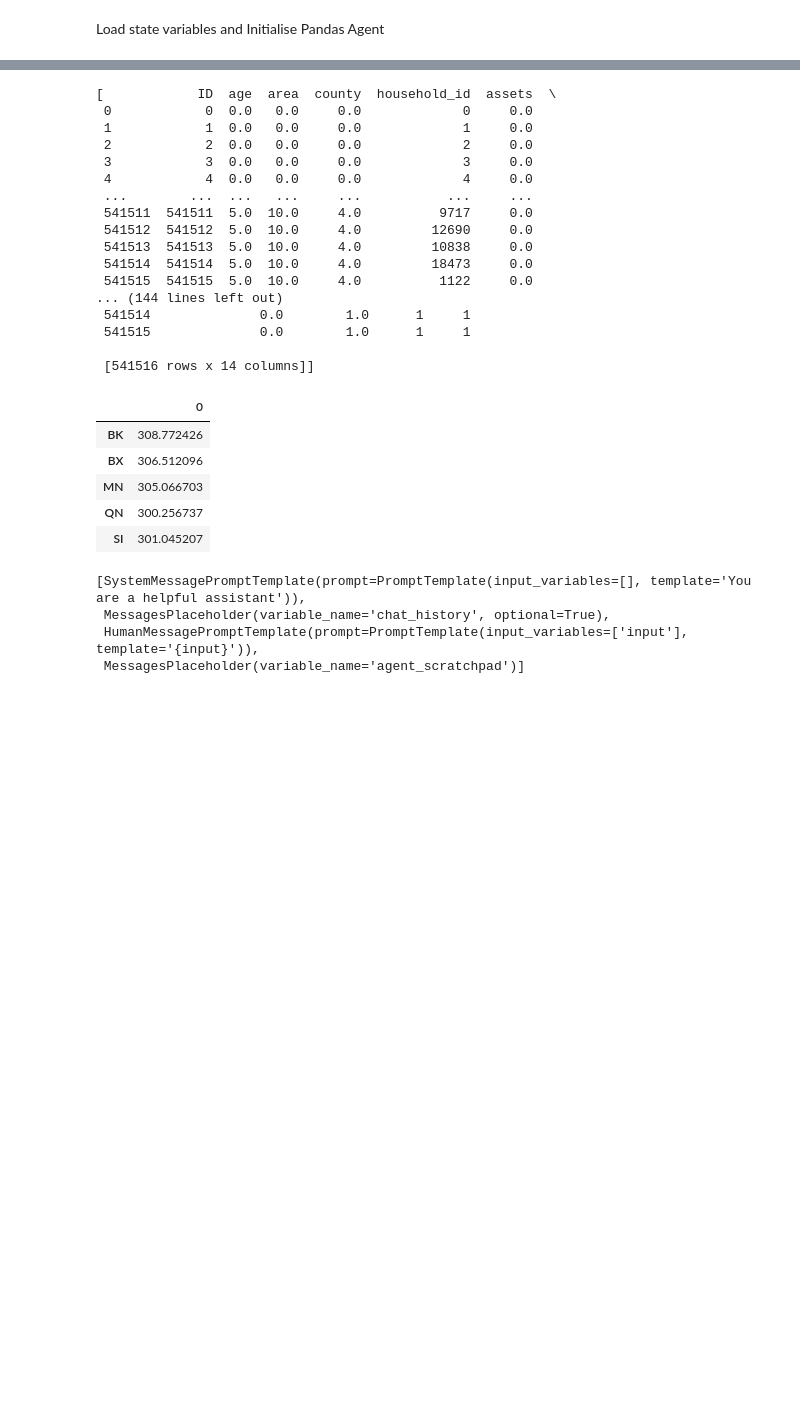
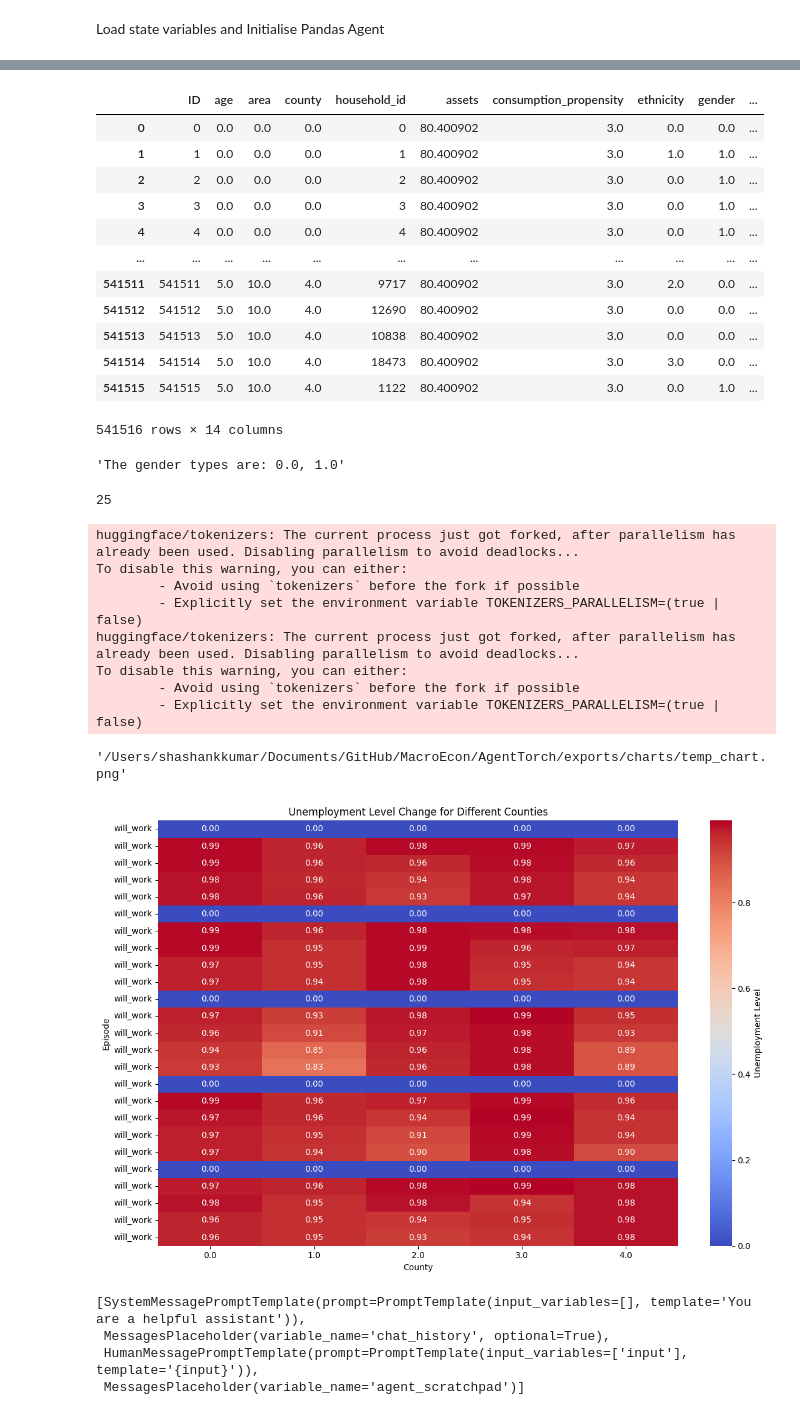
Before and after one commit to AgentTorch/AgentTorch, a Jupyter notebook: AgentTorch/AgentTorch/LLM/LLM_QA.ipynb, the cells around one changed output, grey strips where cells are left out. Cells and saved outputs as stored; diff of their text form; code cells hidden in the pictures; blank space fills up the shorter version.

Commit message:
changes for testing on future data

```diff
--- a/AgentTorch/AgentTorch/LLM/LLM_QA.ipynb
+++ b/AgentTorch/AgentTorch/LLM/LLM_QA.ipynb
@@ -126,23 +131,19 @@ dict_keys([0, 1])
 # %%
-agent_prop_df_list
+agent_prop_df_list[2]
 # %% [output]
+|  | ID | age | area | county | household_id | assets | consumption_propensity | ethnicity | gender | ... |
+| 0 | 0 | 0.0 | 0.0 | 0.0 | 0 | 80.400902 | 3.0 | 0.0 | 0.0 | ... |
+| 1 | 1 | 0.0 | 0.0 | 0.0 | 1 | 80.400902 | 3.0 | 1.0 | 1.0 | ... |
+| 2 | 2 | 0.0 | 0.0 | 0.0 | 2 | 80.400902 | 3.0 | 0.0 | 1.0 | ... |
+| 3 | 3 | 0.0 | 0.0 | 0.0 | 3 | 80.400902 | 3.0 | 0.0 | 1.0 | ... |
+| 4 | 4 | 0.0 | 0.0 | 0.0 | 4 | 80.400902 | 3.0 | 0.0 | 1.0 | ... |
+| ... | ... | ... | ... | ... | ... | ... | ... | ... | ... | ... |
+| 541511 | 541511 | 5.0 | 10.0 | 4.0 | 9717 | 80.400902 | 3.0 | 2.0 | 0.0 | ... |
+| 541512 | 541512 | 5.0 | 10.0 | 4.0 | 12690 | 80.400902 | 3.0 | 0.0 | 0.0 | ... |
+| 541513 | 541513 | 5.0 | 10.0 | 4.0 | 10838 | 80.400902 | 3.0 | 0.0 | 0.0 | ... |
+| 541514 | 541514 | 5.0 | 10.0 | 4.0 | 18473 | 80.400902 | 3.0 | 3.0 | 0.0 | ... |
+| 541515 | 541515 | 5.0 | 10.0 | 4.0 | 1122 | 80.400902 | 3.0 | 0.0 | 1.0 | ... |
-[            ID  age  area  county  household_id  assets  \
- 0            0  0.0   0.0     0.0             0     0.0
- 1            1  0.0   0.0     0.0             1     0.0
- 2            2  0.0   0.0     0.0             2     0.0
- 3            3  0.0   0.0     0.0             3     0.0
- 4            4  0.0   0.0     0.0             4     0.0
- ...        ...  ...   ...     ...           ...     ...
- 541511  541511  5.0  10.0     4.0          9717     0.0
- 541512  541512  5.0  10.0     4.0         12690     0.0
- 541513  541513  5.0  10.0     4.0         10838     0.0
- 541514  541514  5.0  10.0     4.0         18473     0.0
- 541515  541515  5.0  10.0     4.0          1122     0.0
-... (144 lines left out)
- 541514              0.0        1.0      1     1
- 541515              0.0        1.0      1     1
-
- [541516 rows x 14 columns]]
+541516 rows × 14 columns
 # %%
 with open('/Users/shashankkumar/Documents/GitHub/MacroEcon/state_data_dict.pkl', 'rb') as handle:
     sim_data_dict = pickle.load(handle)
@@ -180,20 +181,34 @@ df.replace(reverse_mapping, inplace=True)
 dfs = SmartDataframe(df,config={"llm": openai_llm})
 # %%
 from pandasai import Agent
-
-pandas_agent = Agent(df,config={"llm": openai_llm})
+openai_llm = OpenAI(
+    api_token=OPENAI_API_KEY,
+)
+pandas_agent = Agent(agent_prop_df_list,config={"llm": openai_llm})
 # %%
 for query in out:
     print(agent.chat(agent.rephrase_query(out[query])),query)
 # %%
-pandas_agent.chat("What is the income for different counties?")
+pandas_agent.chat("What are the gender types?")
 # %% [output]
-|  | 0 |
-| BK | 308.772426 |
-| BX | 306.512096 |
-| MN | 305.066703 |
-| QN | 300.256737 |
-| SI | 301.045207 |
+'The gender types are: 0.0, 1.0'
+# %%
+len(agent_prop_df_list)
+# %% [output]
+25
+# %%
+pandas_agent.chat("How does unemployment level change for different counties? Each data frame represents one episode of simulation. Aggregate the values and make a heatmap")
+# %% [output]
+huggingface/tokenizers: The current process just got forked, after parallelism has already been used. Disabling parallelism to avoid deadlocks...
+To disable this warning, you can either:
+        - Avoid using `tokenizers` before the fork if possible
+        - Explicitly set the environment variable TOKENIZERS_PARALLELISM=(true | false)
+huggingface/tokenizers: The current process just got forked, after parallelism has already been used. Disabling parallelism to avoid deadlocks...
+To disable this warning, you can either:
+        - Avoid using `tokenizers` before the fork if possible
+        - Explicitly set the environment variable TOKENIZERS_PARALLELISM=(true | false)
+'/Users/shashankkumar/Documents/GitHub/MacroEcon/AgentTorch/exports/charts/temp_chart.png'
+[figure, added]
 # %%
 from langchain.tools import tool
 @tool
```
Also changed, not shown: parts of 4 cells of this notebook, 3 other files.
